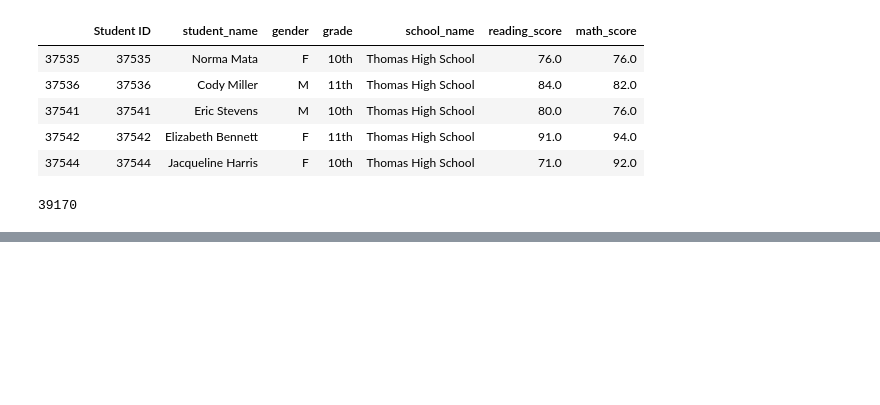
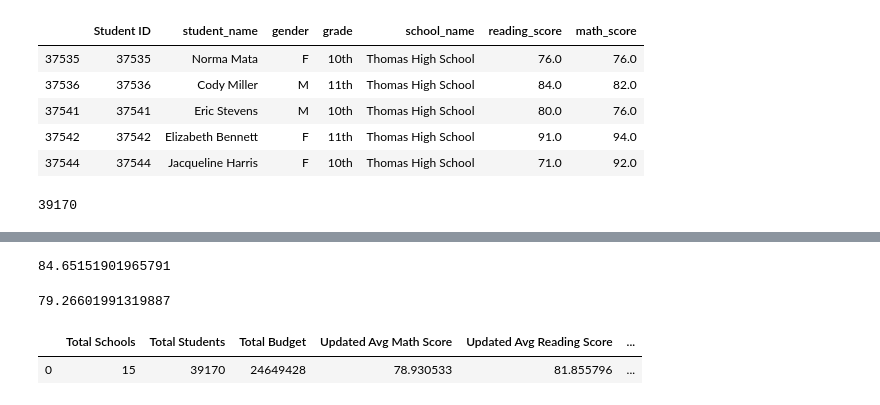
Before and after one commit to amikpatel/School_District_Analysis, a Jupyter notebook: PyCitySchools_Challenge.ipynb, the cells around one changed output, grey strips where cells are left out. Drawn from its saved outputs; the diff is of its cells as text; code cells hidden in the pictures; blank space fills up the shorter version.

```diff
--- a/PyCitySchools_Challenge.ipynb
+++ b/PyCitySchools_Challenge.ipynb
@@ -1389,0 +1421,30 @@ school_data_complete_df.head()
+# %%
+# Calculate the UPDATED percent that passed math.
+new_passing_math_percentage = new_passing_math_count / float(student_count) * 100
+
+# Calculate the UPDATED percent that passed reading.
+new_passing_reading_percentage = new_passing_reading_count / float(student_count) * 100
+new_passing_reading_percentage
+# %% [output]
+84.65151901965791
+# %%
+# Calculate the UPDATED overall passing percentage.
+new_overall_passing_percentage = (new_passing_math_percentage + new_passing_reading_percentage ) / 2
+new_overall_passing_percentage
+# %% [output]
+79.26601991319887
+# %%
+# UPDATE district summary.
+new_district_summary_df = pd.DataFrame(
+          [{"Total Schools": school_count,
+          "Total Students": student_count,
+          "Total Budget": total_budget,
+          "Updated Avg Math Score": new_average_math_score,
+          "Updated Avg Reading Score": new_average_reading_score,
+          "Updated% Passing Math": new_passing_math_percentage,
+         "Updated% Passing Reading": new_passing_reading_percentage,
+        "Updated% Overall Passing": new_overall_passing_percentage}])
+new_district_summary_df
+# %% [output]
+|  | Total Schools | Total Students | Total Budget | Updated Avg Math Score | Updated Avg Reading Score | ... |
+| 0 | 15 | 39170 | 24649428 | 78.930533 | 81.855796 | ... |
```
Also changed, not shown: parts of 19 cells of this notebook.
